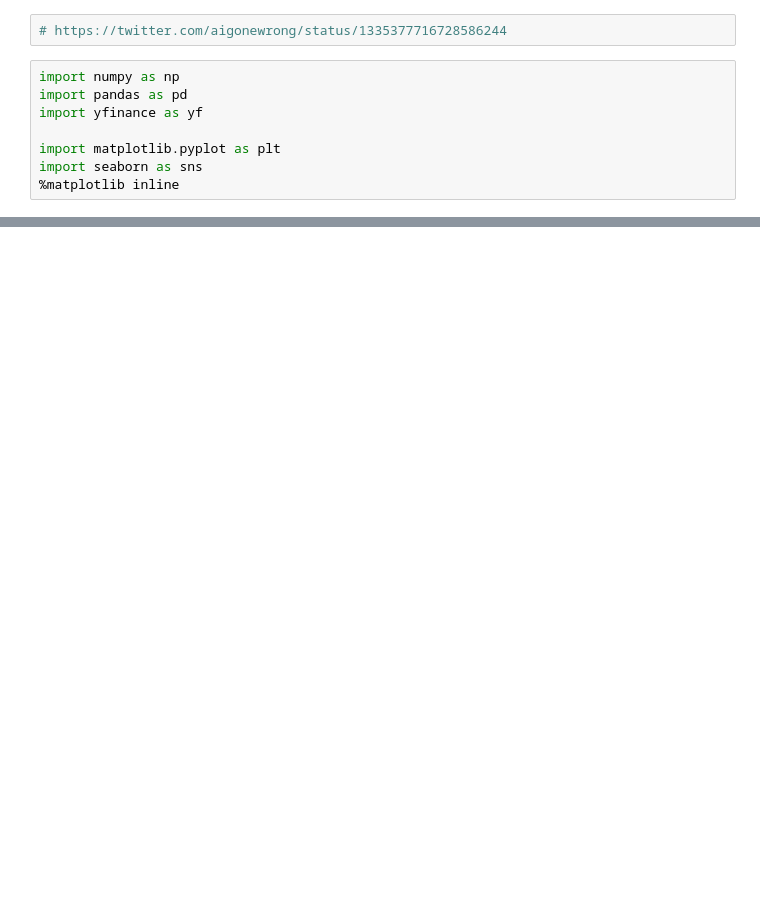
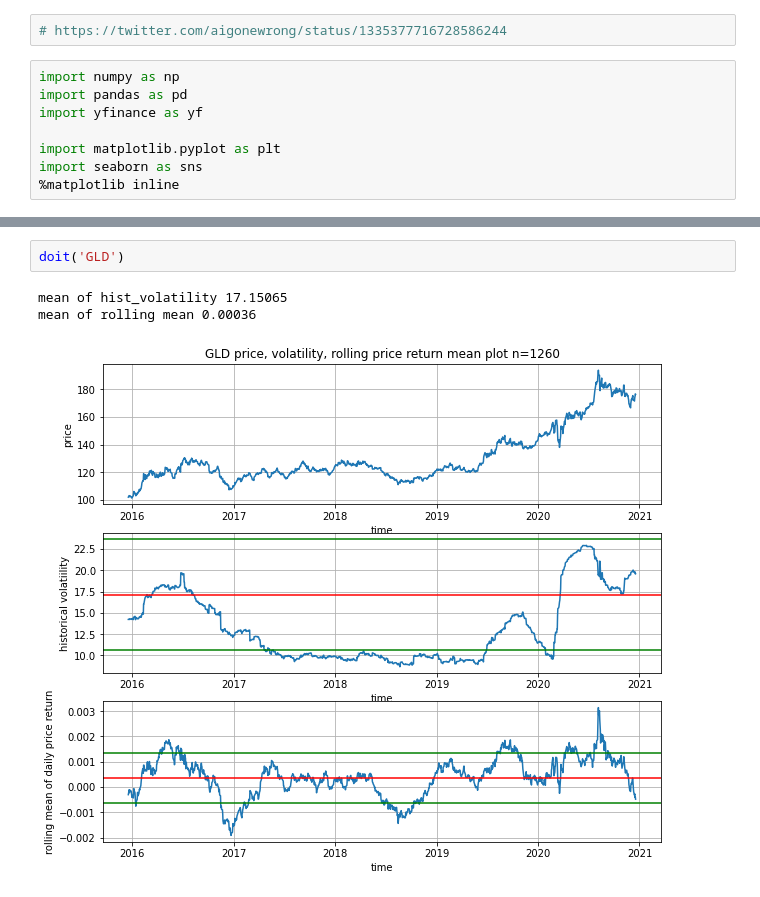
Before and after one commit to pangyuteng/public-misc, a Jupyter notebook: finance/btc/mean-reversion.ipynb, the cells around one changed output, grey strips where cells are left out. Saved outputs shown, nothing was run; the diff lists cells and outputs as text; blank space fills up the shorter version.

```diff
--- a/finance/btc/mean-reversion.ipynb
+++ b/finance/btc/mean-reversion.ipynb
@@ -92,0 +77,6 @@ Text(0, 0.5, 'historical volatility')
+# %%
+doit('GLD')
+# %% [output]
+mean of hist_volatility 17.15065
+mean of rolling mean 0.00036
+[figure, added]
```
Also changed, not shown: parts of 6 cells of this notebook, 4 other files.
